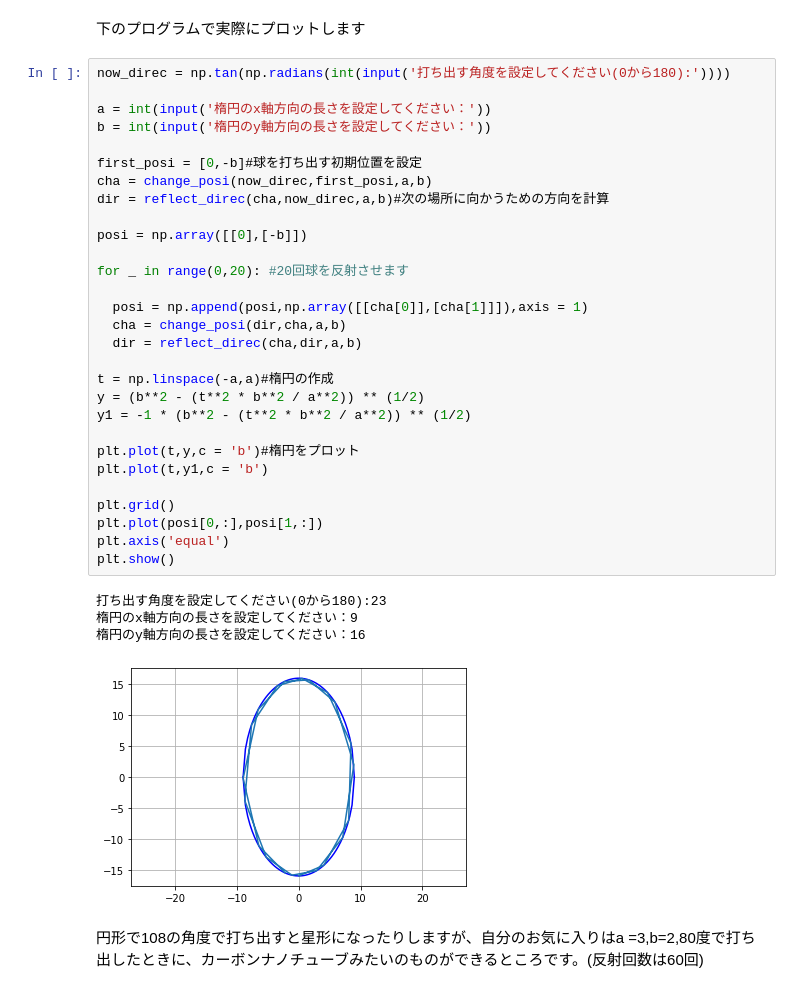
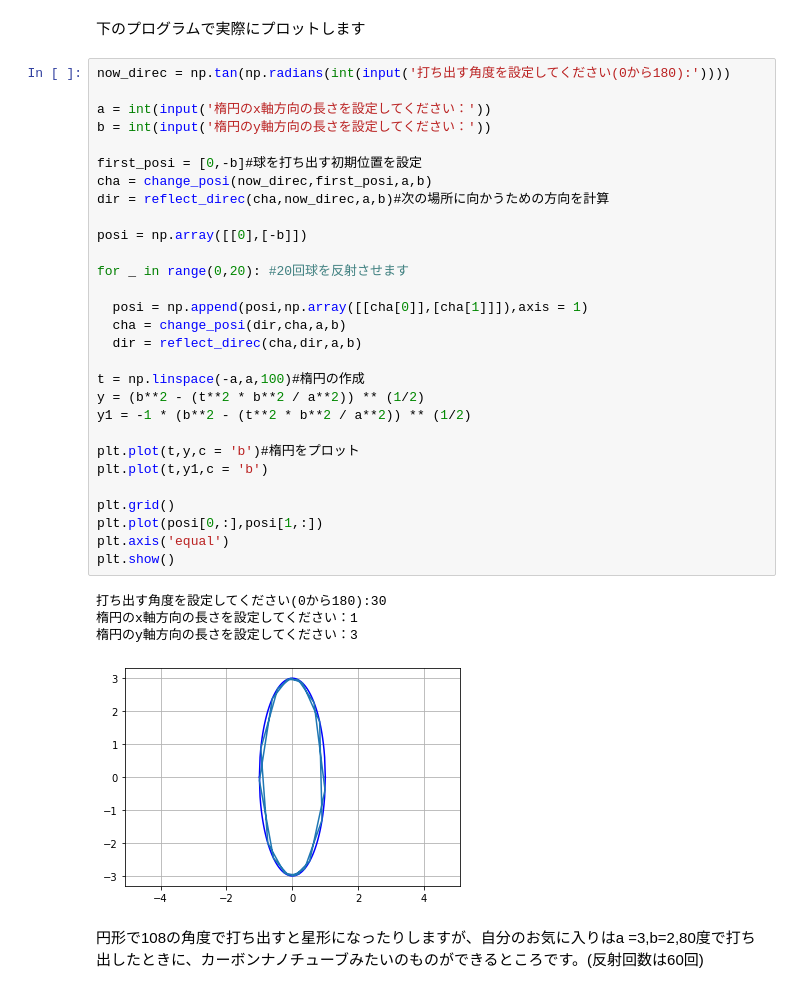
Before and after one commit to Yamada8412/Prog2kakushin, a Jupyter notebook: work2.ipynb, the cells around one changed output. Saved outputs shown, nothing was run; the diff lists cells and outputs as text.

```diff
--- a/work2.ipynb
+++ b/work2.ipynb
@@ -124,37 +124,37 @@ def reflect_direc(new_posi,now_direc,a,b):
 # %%
 now_direc = np.tan(np.radians(int(input('打ち出す角度を設定してください(0から180):'))))
 
 a = int(input('楕円のx軸方向の長さを設定してください：'))
 b = int(input('楕円のy軸方向の長さを設定してください：'))
 
 first_posi = [0,-b]#球を打ち出す初期位置を設定
 cha = change_posi(now_direc,first_posi,a,b)
 dir = reflect_direc(cha,now_direc,a,b)#次の場所に向かうための方向を計算
 
 posi = np.array([[0],[-b]])
 
 for _ in range(0,20): #20回球を反射させます
 
   posi = np.append(posi,np.array([[cha[0]],[cha[1]]]),axis = 1)
   cha = change_posi(dir,cha,a,b)
   dir = reflect_direc(cha,dir,a,b)
 
-t = np.linspace(-a,a)#楕円の作成
+t = np.linspace(-a,a,100)#楕円の作成
 y = (b**2 - (t**2 * b**2 / a**2)) ** (1/2)
 y1 = -1 * (b**2 - (t**2 * b**2 / a**2)) ** (1/2)
 
 plt.plot(t,y,c = 'b')#楕円をプロット
 plt.plot(t,y1,c = 'b')
 
 plt.grid()
 plt.plot(posi[0,:],posi[1,:])
 plt.axis('equal')
 plt.show()
 # %% [output]
-打ち出す角度を設定してください(0から180):23
-楕円のx軸方向の長さを設定してください：9
-楕円のy軸方向の長さを設定してください：16
+打ち出す角度を設定してください(0から180):30
+楕円のx軸方向の長さを設定してください：1
+楕円のy軸方向の長さを設定してください：3
-[figure, old version]
+[figure, new version]
 # %% [markdown]
 円形で108の角度で打ち出すと星形になったりしますが、自分のお気に入りはa =3,b=2,80度で打ち出したときに、カーボンナノチューブみたいのものができるところです。(反射回数は60回)
 # %%
```
Also changed, not shown: parts of 1 cell of this notebook.
